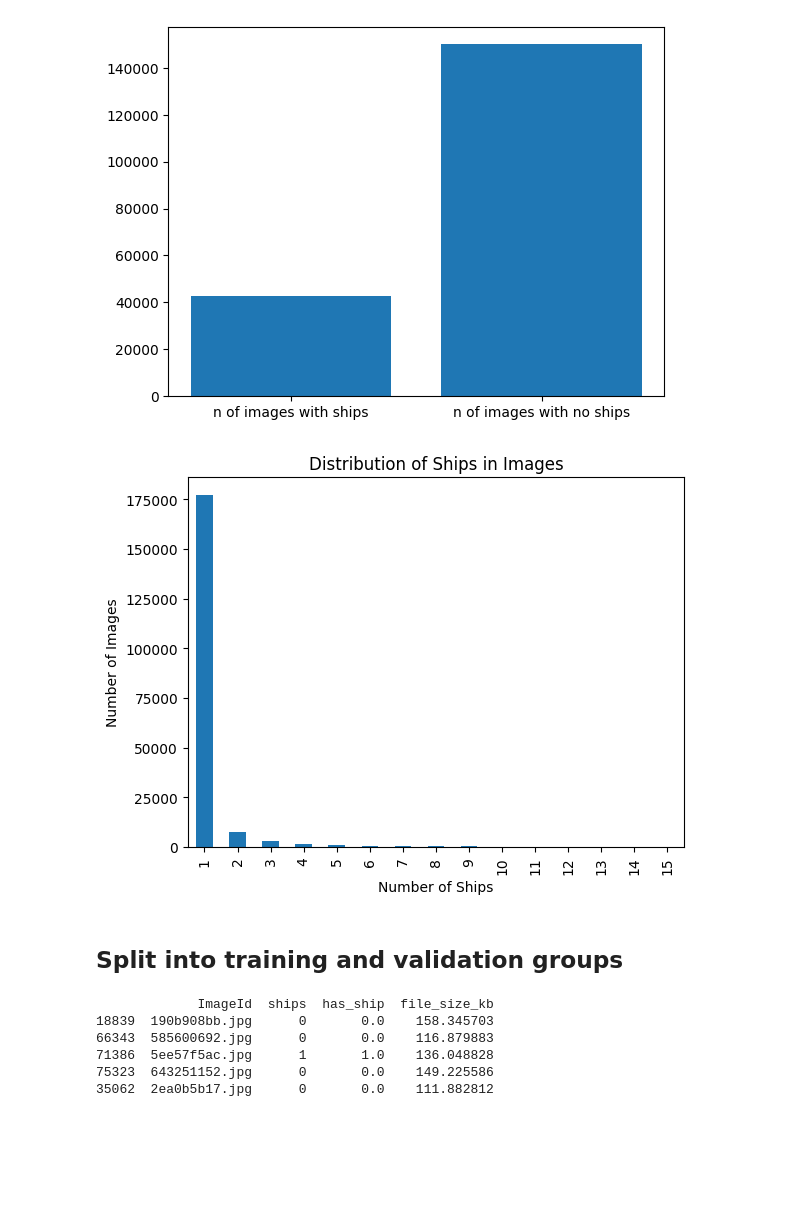
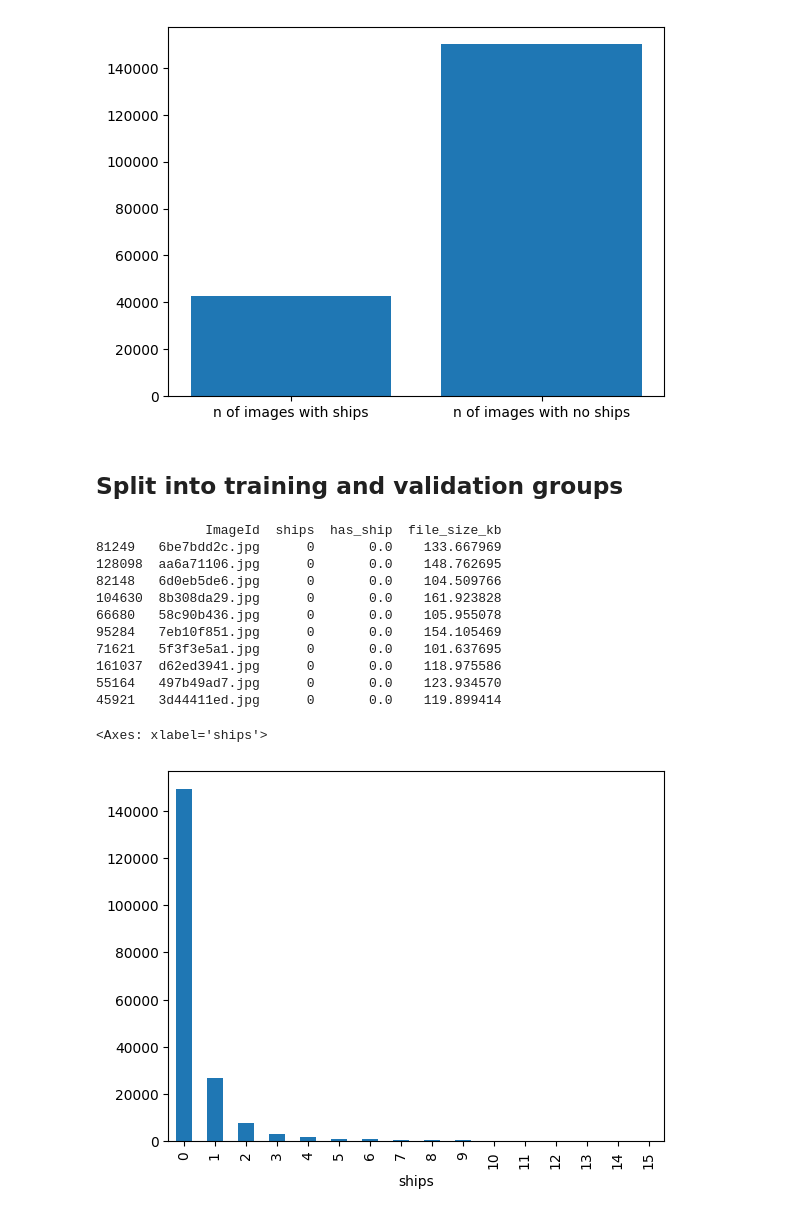
Before and after one commit to anyaachan/Airbus-Ship-Detection-Challedge, a Jupyter notebook: data-analysis.ipynb, the cells around one changed output. Cells and saved outputs as stored; diff of their text form; code cells hidden in the pictures; blank space fills up the shorter version.

```diff
--- a/data-analysis.ipynb
+++ b/data-analysis.ipynb
@@ -189,55 +189,51 @@ Number of images with ships: 42556
 Number of images with no ships: 150000
 <BarContainer object of 2 artists>
 [figure]
-# %%
-
-ship_counts = df_segm_an.groupby('ImageId').size() # Grouping by ImageId and counting the number of ships in each image
-ship_counts.value_counts().sort_index().plot.bar() # Return the Series with the number of occurrences of each value and plot a bar chart
-
-plt.xlabel('Number of Ships')
-plt.ylabel('Number of Images')
-plt.title('Distribution of Ships in Images')
-
-plt.show()
-# %% [output]
-[figure, removed]
 # %% [markdown]
 ## Split into training and validation groups
 # %%
 # Check for the presence of the ship on the image, and if it is, assign 1, otherwise 0
 ships = []
 for row in df_segm_an["EncodedPixels"]:
     if isinstance(row, str):
         ships.append(1)
     else:
         ships.append(0)
 
 df_segm_an["ships"] = ships
 
 # Grouping by ImageId and summing the number of ships in each image
 uimg_ids = df_segm_an.groupby('ImageId').agg({'ships': 'sum'}).reset_index()
 uimg_ids['has_ship'] = uimg_ids['ships'].map(lambda x: 1.0 if x>0 else 0.0)
 
 def get_size_kb(img_id):
     file_path = os.path.join(path_train_str, img_id)  # Get the path to the img
 
     # Get the size in bytes and convert to kilobytes
     file_size_bytes = os.stat(file_path).st_size
     file_size_kb = file_size_bytes / 1024
 
     return file_size_kb
 
 #Create new column with image size in kb
 uimg_ids['file_size_kb'] = uimg_ids['ImageId'].map(get_size_kb)
 
 uimg_ids = uimg_ids[uimg_ids['file_size_kb'] > 50] # keep only +50kb files
 
-print(uimg_ids.sample(5))
+print(uimg_ids.sample(10))
+uimg_ids['ships'].value_counts().sort_index().plot(kind='bar')
 # %% [output]
-             ImageId  ships  has_ship  file_size_kb
-18839  190b908bb.jpg      0       0.0    158.345703
-66343  585600692.jpg      0       0.0    116.879883
-71386  5ee57f5ac.jpg      1       1.0    136.048828
-75323  643251152.jpg      0       0.0    149.225586
-35062  2ea0b5b17.jpg      0       0.0    111.882812
+              ImageId  ships  has_ship  file_size_kb
+81249   6be7bdd2c.jpg      0       0.0    133.667969
+128098  aa6a71106.jpg      0       0.0    148.762695
+82148   6d0eb5de6.jpg      0       0.0    104.509766
+104630  8b308da29.jpg      0       0.0    161.923828
+66680   58c90b436.jpg      0       0.0    105.955078
+95284   7eb10f851.jpg      0       0.0    154.105469
+71621   5f3f3e5a1.jpg      0       0.0    101.637695
+161037  d62ed3941.jpg      0       0.0    118.975586
+55164   497b49ad7.jpg      0       0.0    123.934570
+45921   3d44411ed.jpg      0       0.0    119.899414
+<Axes: xlabel='ships'>
+[figure, added]
 # %% [markdown]
```
Also changed, not shown: parts of 2 cells of this notebook.
